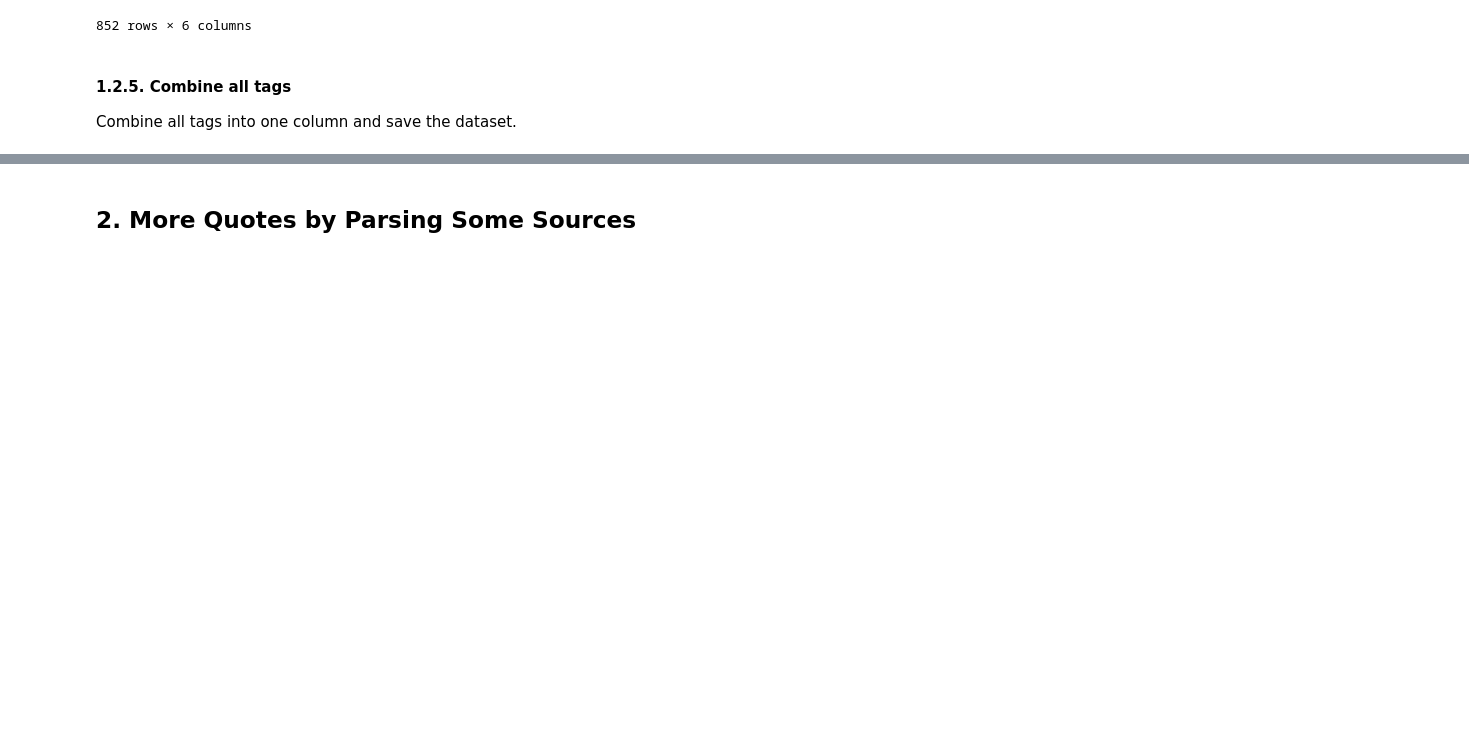
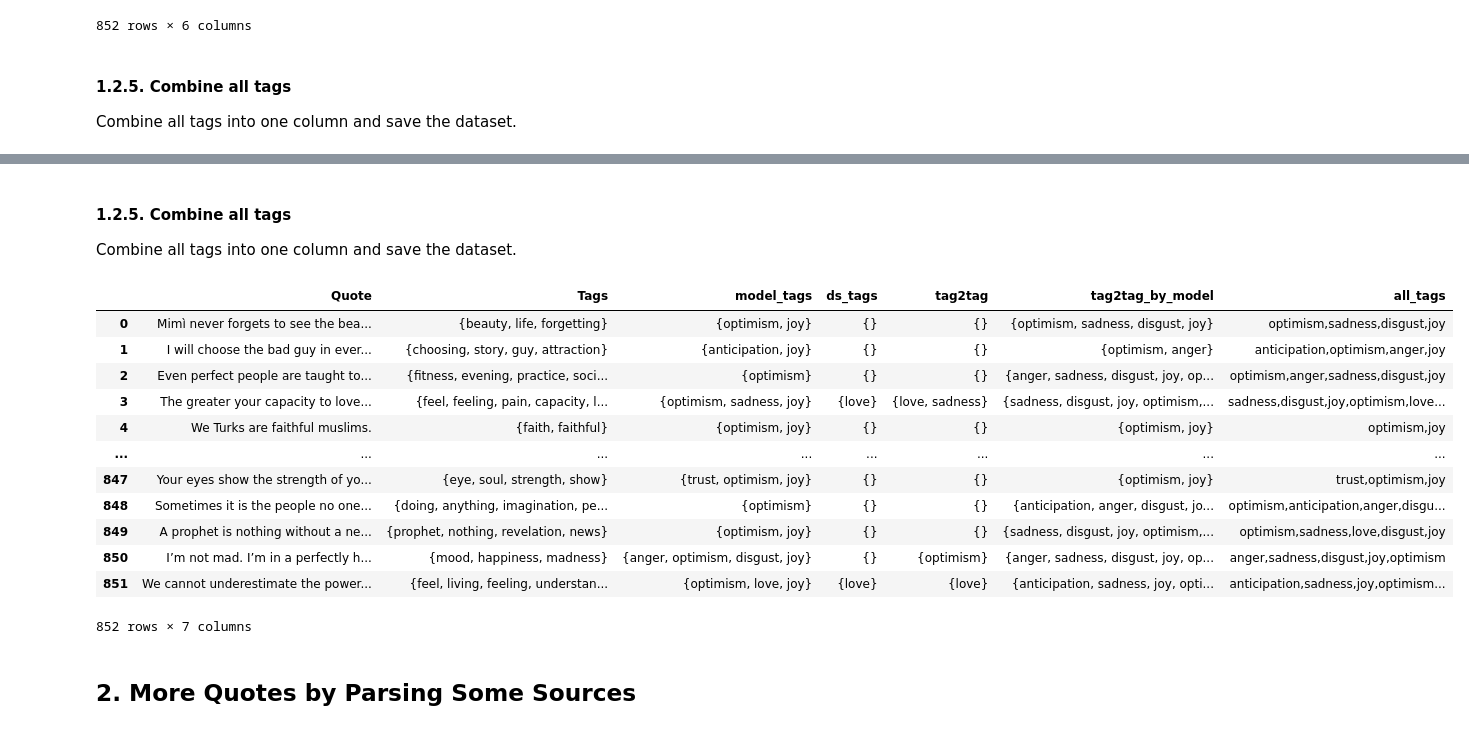
Before and after one commit to kilimanj4r0/quotes-recsys, a Jupyter notebook: notebooks/1.2-quotes-data-preprocessing.ipynb, the cells around one changed output, grey strips where cells are left out. Cells and saved outputs as stored; diff of their text form; code cells hidden in the pictures; blank space fills up the shorter version.

```diff
--- a/notebooks/1.2-quotes-data-preprocessing.ipynb
+++ b/notebooks/1.2-quotes-data-preprocessing.ipynb
@@ -205,0 +331,13 @@ df[['Quote', 'all_tags']].to_csv('data/quotes_with_predicted_tags.csv', index=Fa
+# %%
+postpr = [{tag["label"] for tag in quote if tag["score"] > 0.5 and tag["label"] in my_set} for quote in tags]
+tag_to_tags = {tag: tags for tag, tags in zip(all_ds_tags, postpr) if len(tags) != 0}
+# %%
+df["tag2tag_by_model"] = df["Tags"].apply(lambda x: {tt for e in x if e in tag_to_tags for tt in tag_to_tags[e] if tt in my_set})
+# %% [markdown]
+#### 1.2.5. Combine all tags
+Combine all tags into one column and save the dataset.
+# %%
+df["all_tags"] = df.apply(lambda x: x.model_tags.union(x.ds_tags).union(x.tag2tag).union(x.tag2tag_by_model), axis=1)
+# %%
+# make str
+df["all_tags"] = df["all_tags"].apply(lambda x: ",".join(x))
@@ -206,3 +346,19 @@ df[['Quote', 'all_tags']].to_csv('data/quotes_with_predicted_tags.csv', index=Fa
+# %%
+df
+# %% [output]
+|  | Quote | Tags | model_tags | ds_tags | tag2tag | tag2tag_by_model | all_tags |
+| 0 | Mimì never forgets to see the bea... | {beauty, life, forgetting} | {optimism, joy} | {} | {} | {optimism, sadness, disgust, joy} | optimism,sadness,disgust,joy |
+| 1 | I will choose the bad guy in ever... | {choosing, story, guy, attraction} | {anticipation, joy} | {} | {} | {optimism, anger} | anticipation,optimism,anger,joy |
+| 2 | Even perfect people are taught to... | {fitness, evening, practice, soci... | {optimism} | {} | {} | {anger, sadness, disgust, joy, op... | optimism,anger,sadness,disgust,joy |
+| 3 | The greater your capacity to love... | {feel, feeling, pain, capacity, l... | {optimism, sadness, joy} | {love} | {love, sadness} | {sadness, disgust, joy, optimism,... | sadness,disgust,joy,optimism,love... |
+| 4 | We Turks are faithful muslims. | {faith, faithful} | {optimism, joy} | {} | {} | {optimism, joy} | optimism,joy |
+| ... | ... | ... | ... | ... | ... | ... | ... |
+| 847 | Your eyes show the strength of yo... | {eye, soul, strength, show} | {trust, optimism, joy} | {} | {} | {optimism, joy} | trust,optimism,joy |
+| 848 | Sometimes it is the people no one... | {doing, anything, imagination, pe... | {optimism} | {} | {} | {anticipation, anger, disgust, jo... | optimism,anticipation,anger,disgu... |
+| 849 | A prophet is nothing without a ne... | {prophet, nothing, revelation, news} | {optimism, joy} | {} | {} | {sadness, disgust, joy, optimism,... | optimism,sadness,love,disgust,joy |
+| 850 | I’m not mad. I’m in a perfectly h... | {mood, happiness, madness} | {anger, optimism, disgust, joy} | {} | {optimism} | {anger, sadness, disgust, joy, op... | anger,sadness,disgust,joy,optimism |
+| 851 | We cannot underestimate the power... | {feel, living, feeling, understan... | {optimism, love, joy} | {love} | {love} | {anticipation, sadness, joy, opti... | anticipation,sadness,joy,optimism... |
+852 rows × 7 columns
 # %% [markdown]
 ## 2. More Quotes by Parsing Some Sources
 # %% [markdown]
```
Also changed, not shown: parts of 23 cells of this notebook, 1 other file.
